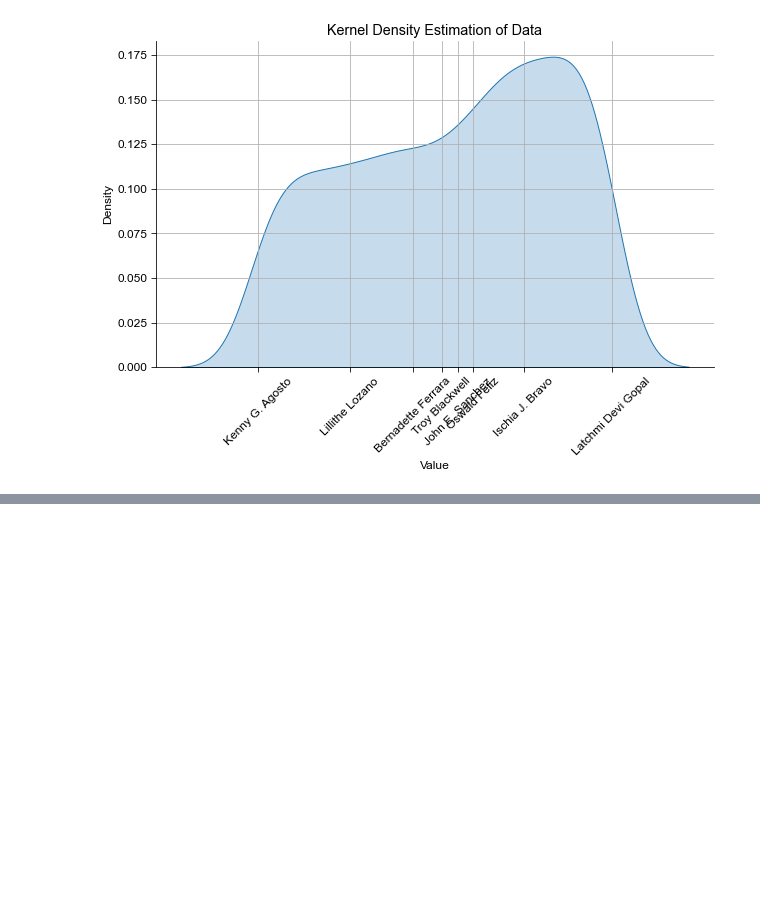
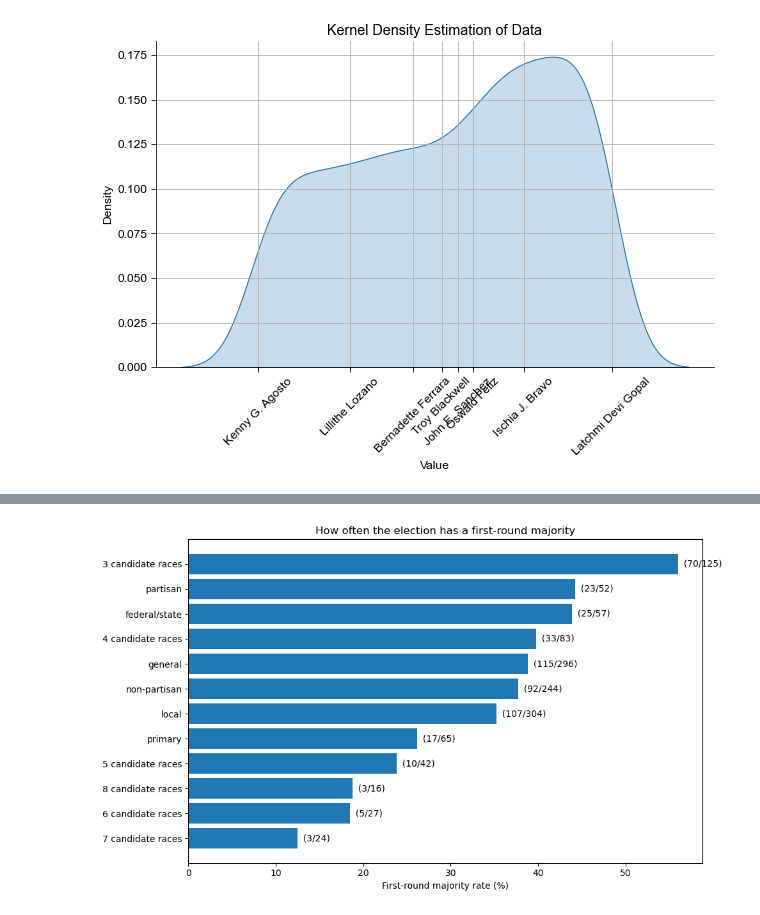
Before and after one commit to SamWangPhD/bugs-in-democracy, a Jupyter notebook: cleaned files/figures.ipynb, the cells around one changed output, grey strips where cells are left out. Cells and saved outputs as stored; diff of their text form; code cells hidden in the pictures; blank space fills up the shorter version.

```diff
--- a/cleaned files/figures.ipynb
+++ b/cleaned files/figures.ipynb
@@ -2871,0 +2936,17 @@ plot_KDE(bullet, normalized_distances_original, filename, ignore=False, save=Fal
+# %%
+plot_df = df[df["type of election"] != "all elections"].copy()
+plot_df["majority_rate"] = plot_df["first_round_majority"] / plot_df["N"]
+plot_df = plot_df.sort_values("majority_rate", ascending=True)
+
+plt.figure(figsize=(10, 6))
+plt.barh(plot_df["type of election"], 100*plot_df["majority_rate"])
+plt.xlabel("First-round majority rate (%)")
+plt.title("How often the election has a first-round majority")
+
+for y, (rate, n) in enumerate(zip(plot_df["majority_rate"], plot_df["N"])):
+    plt.text(100*rate, y, f"  ({int(round(rate*n))}/{int(n)})", va="center")
+
+plt.tight_layout()
+plt.show()
+# %% [output]
+[figure, added]
```
Also changed, not shown: parts of 5 cells of this notebook, 2 other files.
